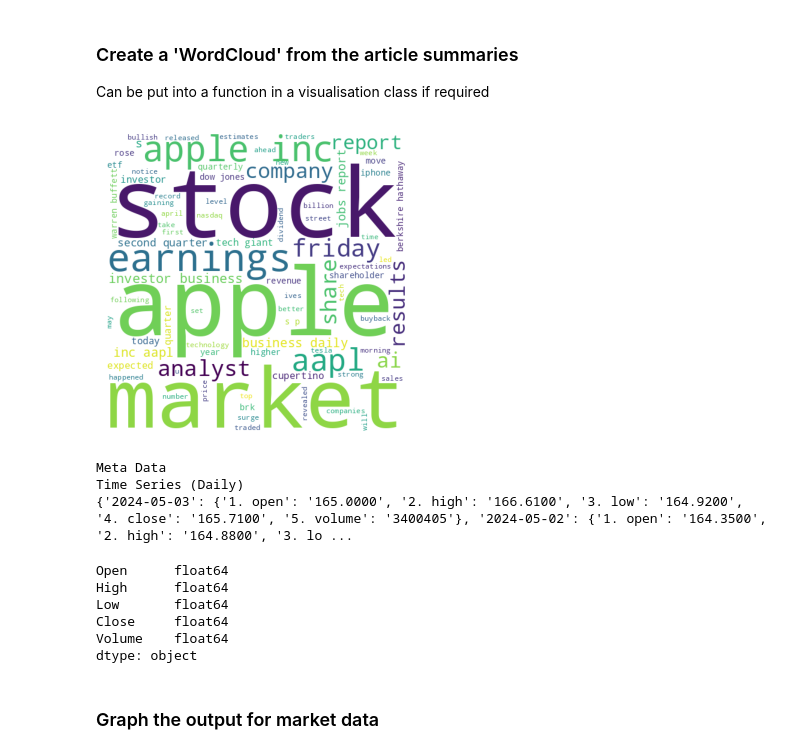
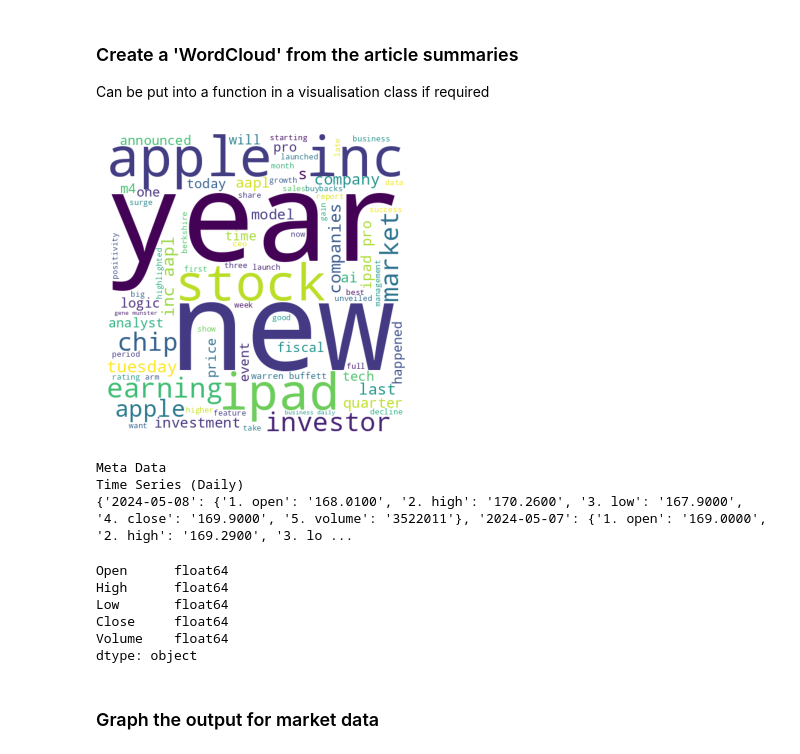
Before and after one commit to SavinaySingh/StockNewsAnalyser, a Jupyter notebook: alpha_van_api.ipynb, the cells around one changed output. Cells and saved outputs as stored; diff of their text form; code cells hidden in the pictures.

```diff
--- a/alpha_van_api.ipynb
+++ b/alpha_van_api.ipynb
@@ -53,31 +50,31 @@ Can be put into a function in a visualisation class if required
 # %%
 from wordcloud import WordCloud, STOPWORDS
 import matplotlib.pyplot as plt
 
 comment_words = ' '
 
 stopwords = set(STOPWORDS)
 
-bow = df.summary.str.cat()
+bow = df_f.summary.str.cat()
 tokens = bow.split()
 
 for i in range(len(tokens)):
     tokens[i] = tokens[i].lower()
 
 comment_words += " ".join(tokens)+ " "
 
 word_cloud = WordCloud(width = 500,
                        height = 500,
                        background_color = "white",
                        min_font_size = 10,
                        stopwords = stopwords).generate(comment_words)
 
 plt.figure(figsize=(3,3))
 plt.imshow(word_cloud)
 plt.axis('off')
 plt.tight_layout(pad = 0)
 # %% [output]
-[figure, old version]
+[figure, new version]
 # %%
 
 
@@ -110,7 +107,7 @@ df.dtypes
 # %% [output]
 Meta Data
 Time Series (Daily)
-{'2024-05-03': {'1. open': '165.0000', '2. high': '166.6100', '3. low': '164.9200', '4. close': '165.7100', '5. volume': '3400405'}, '2024-05-02': {'1. open': '164.3500', '2. high': '164.8800', '3. lo ...
+{'2024-05-08': {'1. open': '168.0100', '2. high': '170.2600', '3. low': '167.9000', '4. close': '169.9000', '5. volume': '3522011'}, '2024-05-07': {'1. open': '169.0000', '2. high': '169.2900', '3. lo ...
 Open      float64
 High      float64
 Low       float64
```
Also changed, not shown: parts of 2 cells of this notebook, 3 other files.
